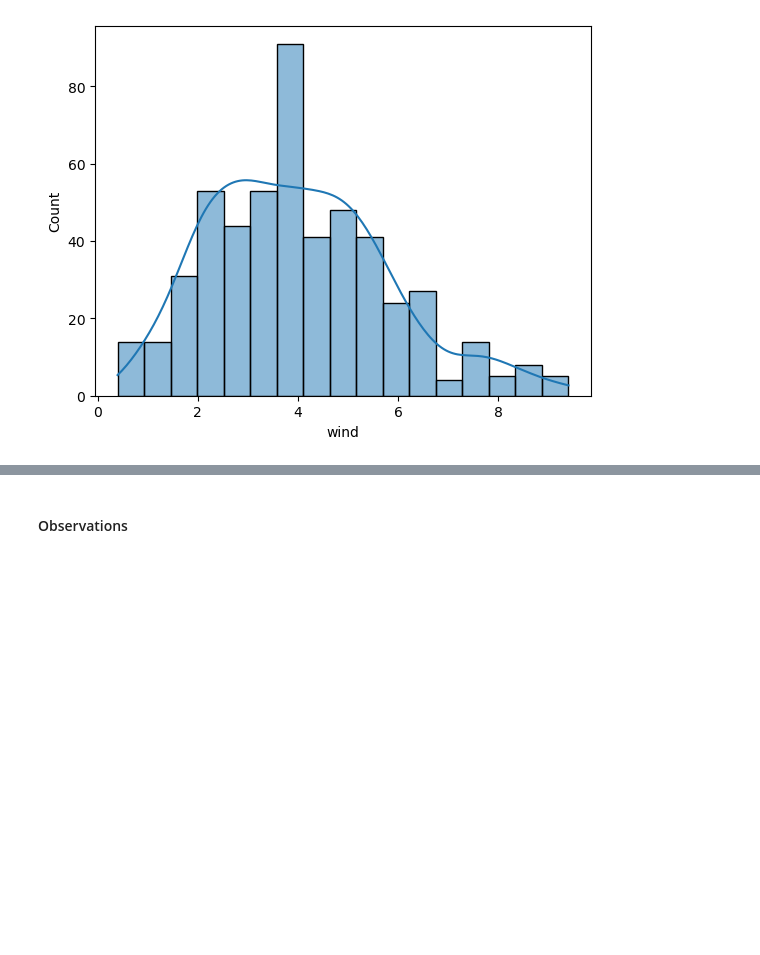
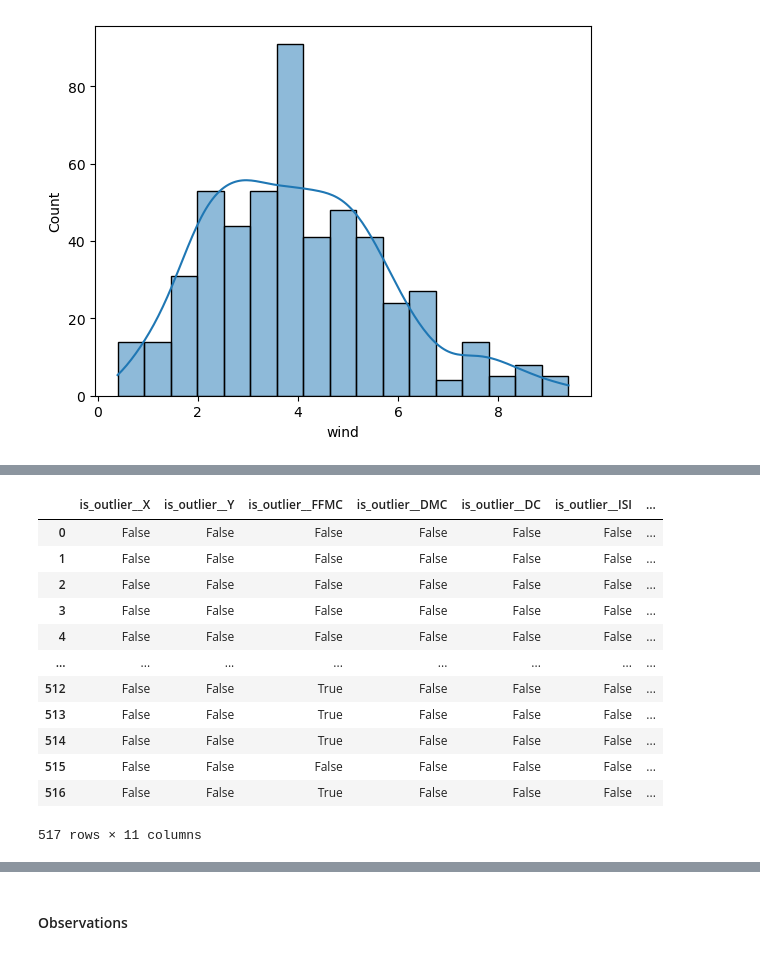
Before and after one commit to 1Elral4/Optimizing-Model-Predictions, a Jupyter notebook: optimizing_model_predictions.ipynb, the cells around one changed output, grey strips where cells are left out. Cells and saved outputs as stored; diff of their text form; code cells hidden in the pictures; blank space fills up the shorter version.

```diff
--- a/optimizing_model_predictions.ipynb
+++ b/optimizing_model_predictions.ipynb
@@ -146,0 +155,38 @@ wind
+# %%
+numerical_cols = ['X', 'Y', 'FFMC', 'DMC', 'DC', 'ISI', 'temp', 'RH', 'wind', 'rain', 'area']
+is_outlier_columns = []
+
+# create a function to detect outliers... later we will see if we will delete them or not
+
+for col in numerical_cols:
+
+    q1 = ff[col].quantile(0.25)
+    q3 = ff[col].quantile(0.75)
+
+    iqr = q3 - q1
+
+    lower_bound = q1 - 1.5 * iqr
+    upper_bound = q3 + 1.5 * iqr
+
+    is_outlier_column_name = f"is_outlier__{col}"
+
+    is_outlier_columns.append(is_outlier_column_name)
+
+    # create a variable based on the column we are iterating, true if outlier
+    ff[is_outlier_column_name] = (ff[col] < lower_bound) | (ff[col] > upper_bound)
+# %%
+ff[is_outlier_columns]
+# %% [output]
+|  | is_outlier__X | is_outlier__Y | is_outlier__FFMC | is_outlier__DMC | is_outlier__DC | is_outlier__ISI | ... |
+| 0 | False | False | False | False | False | False | ... |
+| 1 | False | False | False | False | False | False | ... |
+| 2 | False | False | False | False | False | False | ... |
+| 3 | False | False | False | False | False | False | ... |
+| 4 | False | False | False | False | False | False | ... |
+| ... | ... | ... | ... | ... | ... | ... | ... |
+| 512 | False | False | True | False | False | False | ... |
+| 513 | False | False | True | False | False | False | ... |
+| 514 | False | False | True | False | False | False | ... |
+| 515 | False | False | False | False | False | False | ... |
+| 516 | False | False | True | False | False | False | ... |
+517 rows × 11 columns
```
Also changed, not shown: parts of 21 cells of this notebook.
